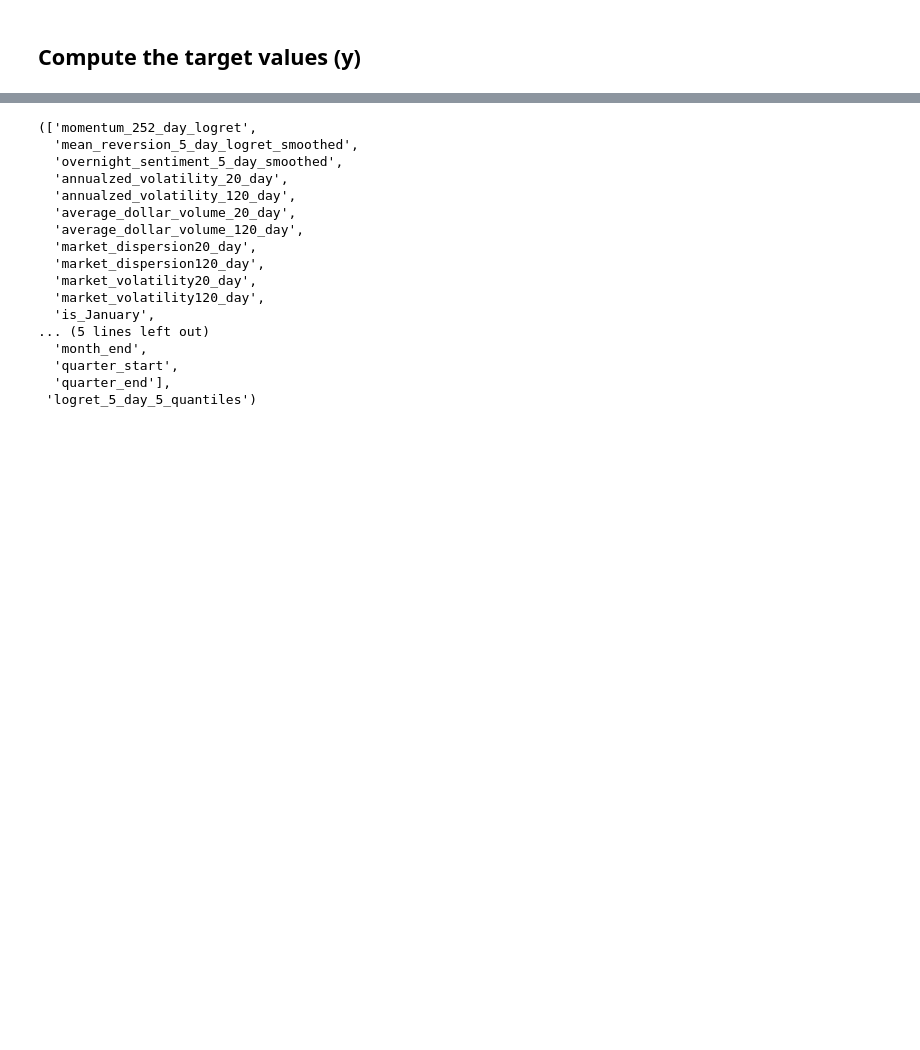
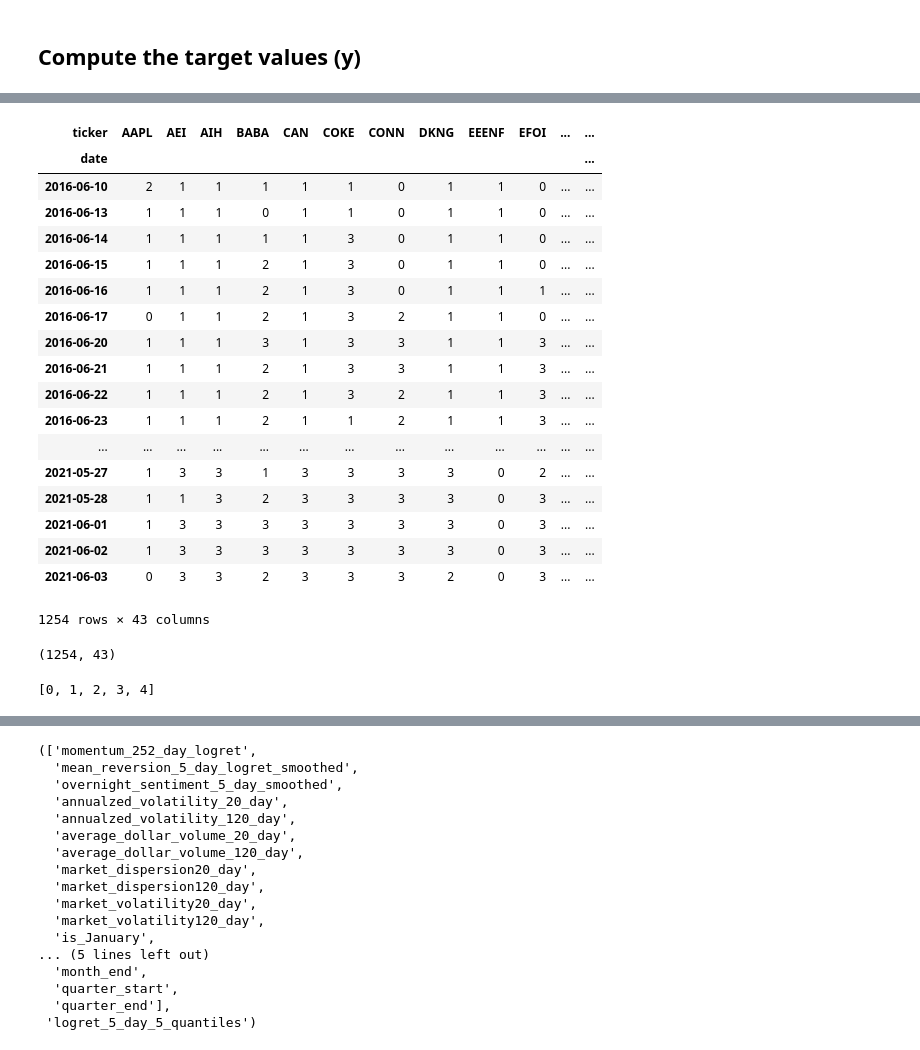
Before and after one commit to nmaiorana/svi-trading-tools, a Jupyter notebook: portfolio_analysis_ml.ipynb, the cells around one changed output, grey strips where cells are left out. Drawn from its saved outputs; the diff is of its cells as text; code cells hidden in the pictures; blank space fills up the shorter version.

```diff
--- a/portfolio_analysis_ml.ipynb
+++ b/portfolio_analysis_ml.ipynb
@@ -289,3 +289,7 @@ all_factors.head()
 |  | CAN | -0.658736 | 0.329368 | -1.611889 | -1.152787 | ... |
 # %% [markdown]
 ## Compute the target values (y)
+# %%
+returns = alpha_factors.FactorReturns(price_histories, 5).factor_data
+display(returns.head())
+returns.shape
@@ -292 +306,30 @@ all_factors.head()
+# %%
+quantiles = pd.DataFrame(pd.qcut(returns, 5, labels=False, duplicates='drop'), index=returns.index, columns=returns.columns)
+display(quantiles)
+quantiles.shape
+# %% [output]
+| ticker | AAPL | AEI | AIH | BABA | CAN | COKE | CONN | DKNG | EEENF | EFOI | ... | ... |
+| date |  |  |  |  |  |  |  |  |  |  |  | ... |
+| 2016-06-10 | 2 | 1 | 1 | 1 | 1 | 1 | 0 | 1 | 1 | 0 | ... | ... |
+| 2016-06-13 | 1 | 1 | 1 | 0 | 1 | 1 | 0 | 1 | 1 | 0 | ... | ... |
+| 2016-06-14 | 1 | 1 | 1 | 1 | 1 | 3 | 0 | 1 | 1 | 0 | ... | ... |
+| 2016-06-15 | 1 | 1 | 1 | 2 | 1 | 3 | 0 | 1 | 1 | 0 | ... | ... |
+| 2016-06-16 | 1 | 1 | 1 | 2 | 1 | 3 | 0 | 1 | 1 | 1 | ... | ... |
+| 2016-06-17 | 0 | 1 | 1 | 2 | 1 | 3 | 2 | 1 | 1 | 0 | ... | ... |
+| 2016-06-20 | 1 | 1 | 1 | 3 | 1 | 3 | 3 | 1 | 1 | 3 | ... | ... |
+| 2016-06-21 | 1 | 1 | 1 | 2 | 1 | 3 | 3 | 1 | 1 | 3 | ... | ... |
+| 2016-06-22 | 1 | 1 | 1 | 2 | 1 | 3 | 2 | 1 | 1 | 3 | ... | ... |
+| 2016-06-23 | 1 | 1 | 1 | 2 | 1 | 1 | 2 | 1 | 1 | 3 | ... | ... |
+| ... | ... | ... | ... | ... | ... | ... | ... | ... | ... | ... | ... | ... |
+| 2021-05-27 | 1 | 3 | 3 | 1 | 3 | 3 | 3 | 3 | 0 | 2 | ... | ... |
+| 2021-05-28 | 1 | 1 | 3 | 2 | 3 | 3 | 3 | 3 | 0 | 3 | ... | ... |
+| 2021-06-01 | 1 | 3 | 3 | 3 | 3 | 3 | 3 | 3 | 0 | 3 | ... | ... |
+| 2021-06-02 | 1 | 3 | 3 | 3 | 3 | 3 | 3 | 3 | 0 | 3 | ... | ... |
+| 2021-06-03 | 0 | 3 | 3 | 2 | 3 | 3 | 3 | 2 | 0 | 3 | ... | ... |
+1254 rows × 43 columns
+(1254, 43)
+# %%
+list(range(5))
+# %% [output]
+[0, 1, 2, 3, 4]
 # %%
```
Also changed, not shown: parts of 9 cells of this notebook, 1 other file.
